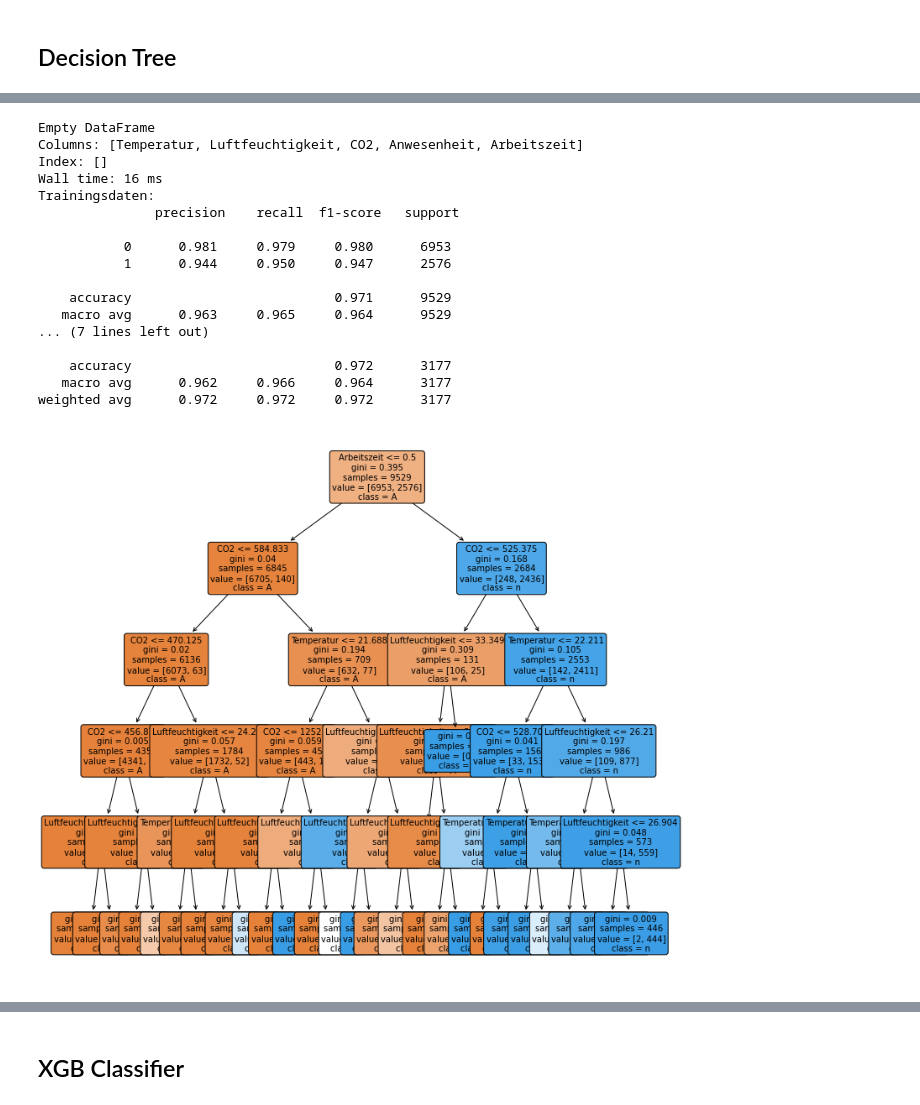
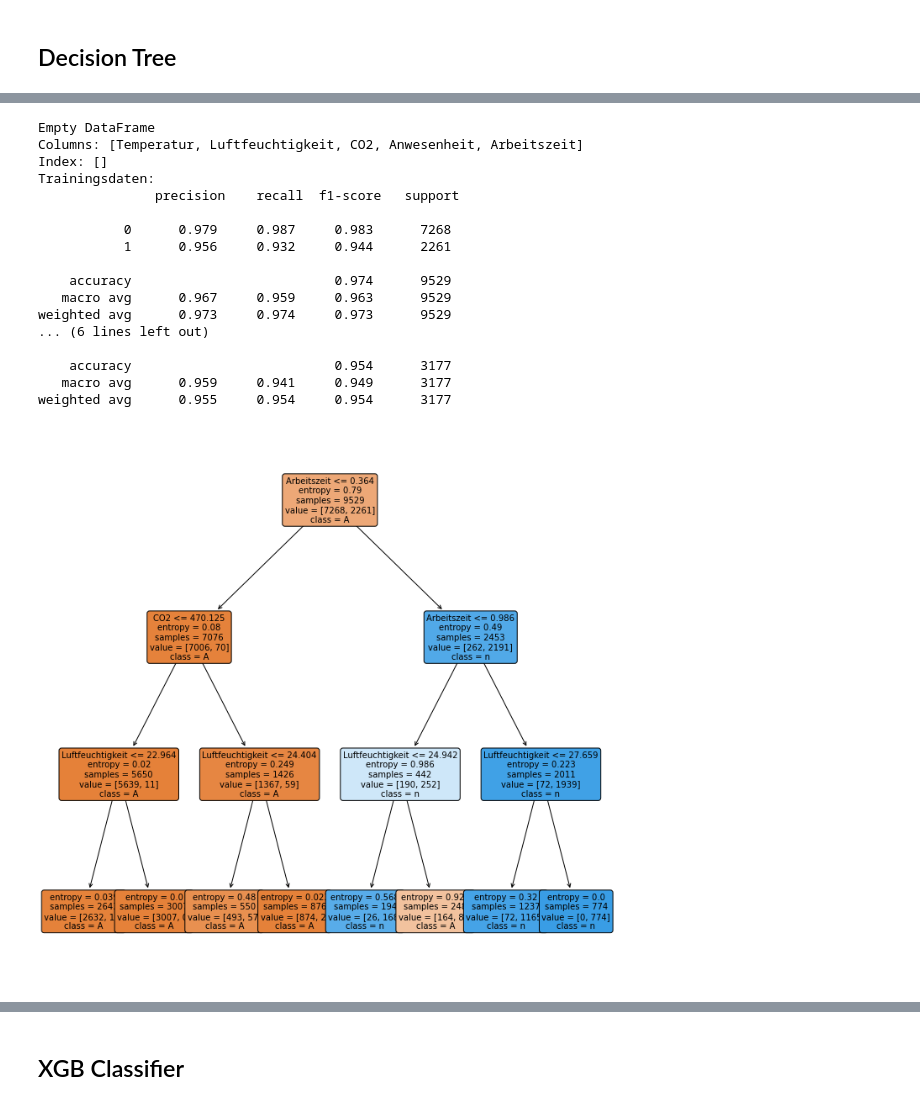
Before and after one commit to Gegentraum/ClassifierAnwesenheit, a Jupyter notebook: HVAC.ipynb, the cells around one changed output, grey strips where cells are left out. Saved outputs shown, nothing was run; the diff lists cells and outputs as text; code cells hidden in the pictures.

Commit message:
Alle CVs im groben fertig, eventuell mal mit shuffle=True versuchen

```diff
--- a/HVAC.ipynb
+++ b/HVAC.ipynb
@@ -2,11 +2,17 @@
 import pandas as pd
 import plotly.express as px
 import datetime as dt
+import numpy as np
 df = pd.read_csv("train.csv",index_col=0)
 df.Datum = pd.to_datetime(df["Datum"])
 df.set_index(df["Datum"],inplace=True)
 
-df["Arbeitszeit"] = (df["Datum"].dt.hour.between(8,17))&(df["Datum"].dt.dayofweek < 5)&~((df["Datum"].dt.hour==13)&(df["Datum"].dt.minute.between(0,20)))
+df["Arbeitszeit"] = (df["Datum"].dt.hour.between(8,17))&(df["Datum"].dt.dayofweek < 5)&~((df["Datum"].dt.hour==13)&(df["Datum"].dt.minute.between(0,15)))
+
+#Leichte Glättung um Streuung besser abzubilden
+df["Arbeitszeit"] = df["Arbeitszeit"].astype(int).ewm(com=10).mean()
+
+#Multikolinearität vermeiden; Laut Aufgabenstellung wird der Wassergehalt aus Luftfeuchtigkeit und Temperatur abgeleitet
 df.drop(["Datum","Wassergehalt"],axis=1,inplace=True)
 df.dropna(inplace=True)
 
@@ -17,5 +23,3 @@ df_test.set_index(df_test["Datum"],inplace=True)
 df_test["Arbeitszeit"] = (df_test["Datum"].dt.hour.between(8,17))&(df_test["Datum"].dt.dayofweek < 5)&~((df_test["Datum"].dt.hour==13)&(df_test["Datum"].dt.minute.between(0,20)))
 df_test.drop(["Datum","Wassergehalt"],axis=1,inplace=True)
 df_test.dropna(inplace=True)
-
-df_test
@@ -204,3 +244,19 @@ weighted avg      0.986     0.986     0.986      3177
 [interactive output not drawn]
 # %% [markdown]
 ## Decision Tree
+# %%
+X = df.drop(columns=[label])
+y = df[label]
+X_train, X_test, y_train, y_test = train_test_split(X,y, test_size=0.25,shuffle=False)#random_state=42)
+scale_features(StandardScaler) #In CV einfügen
+rs = DecisionTreeClassifier(random_state=42)
+random_grid = {
+'max_depth': [2, 3, 5, 10, 20],
+'min_samples_leaf': [5, 10, 20, 50, 100],
+'min_samples_split': [2, 5, 10],
+'criterion': ["gini", "entropy"]
+}
+rsDT =  RandomizedSearchCV(estimator = rs, param_distributions = random_grid,
+                         n_iter = 100, cv = 5, verbose=2, random_state=42, n_jobs = -1)
+rsDT.fit(X_train,y_train)
+print(rsDT.best_params_,"\n",rsDT.score(X_test, y_test))
@@ -207,41 +270,33 @@ weighted avg      0.986     0.986     0.986      3177
 # %%
 #train_model(classifier=DecisionTreeClassifier,scaler=MinMaxScaler)
 print(pd.DataFrame(columns=df.columns))
-X = df.drop(columns=[label])
-X_name = feature_names=list(X.columns)
-y = df[label]
-X_train, X_test, y_train, y_test = train_test_split(X,y, test_size=0.25,random_state=42)
-scale_features(StandardScaler)
-
-
-mDT = DecisionTreeClassifier(max_depth=5)
-%time mDT.fit(X_train, y_train)
-
+mDT = DecisionTreeClassifier(**rsDT.best_params_)
+mDT.fit(X_train, y_train)
 
 report(mDT)
 plt.figure(figsize=(12,12))
 plot_tree(mDT, rounded=True, filled=True, class_names=y.reset_index().columns[1], feature_names=X_name, fontsize=10)
 plt.show(mDT)
 test_viz(mDT)
 # %% [output]
 Empty DataFrame
 Columns: [Temperatur, Luftfeuchtigkeit, CO2, Anwesenheit, Arbeitszeit]
 Index: []
-Wall time: 16 ms
 Trainingsdaten:
                precision    recall  f1-score   support
 
-           0      0.981     0.979     0.980      6953
-           1      0.944     0.950     0.947      2576
+           0      0.979     0.987     0.983      7268
+           1      0.956     0.932     0.944      2261
 
-    accuracy                          0.971      9529
-   macro avg      0.963     0.965     0.964      9529
-... (7 lines left out)
+    accuracy                          0.974      9529
+   macro avg      0.967     0.959     0.963      9529
+weighted avg      0.973     0.974     0.973      9529
+... (6 lines left out)
 
-    accuracy                          0.972      3177
-   macro avg      0.962     0.966     0.964      3177
-weighted avg      0.972     0.972     0.972      3177
+    accuracy                          0.954      3177
+   macro avg      0.959     0.941     0.949      3177
+weighted avg      0.955     0.954     0.954      3177
-[figure, old version]
+[figure, new version]
 [interactive output not drawn]
 # %%
 classifiers = [mRF,mLR,mDT]
```
Also changed, not shown: parts of 15 cells of this notebook.
